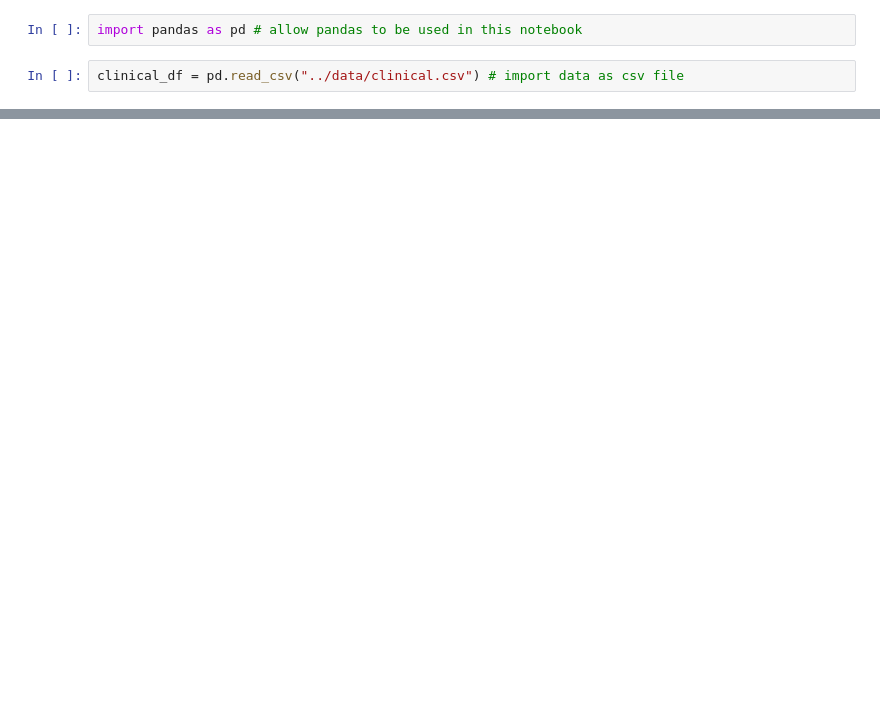
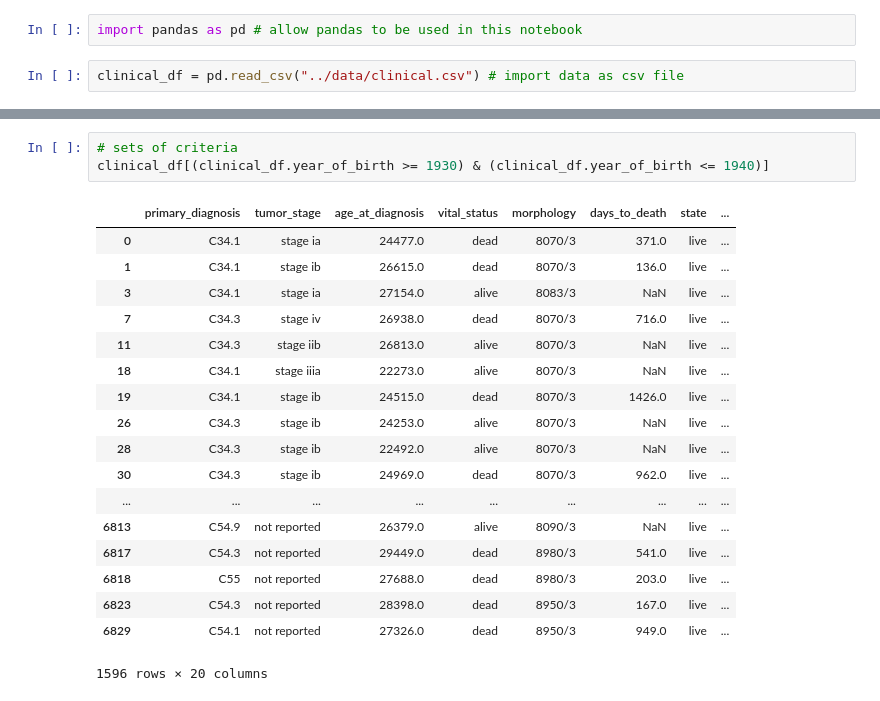
Before and after one commit to fredhutchio/python_intro, a Jupyter notebook: notebooks/week3.ipynb, the cells around one changed output, grey strips where cells are left out. Cells and saved outputs as stored; diff of their text form; blank space fills up the shorter version.

```diff
--- a/notebooks/week3.ipynb
+++ b/notebooks/week3.ipynb
@@ -6,0 +53,22 @@ clinical_df = pd.read_csv("../data/clinical.csv") # import data as csv file
+# %%
+# sets of criteria
+clinical_df[(clinical_df.year_of_birth >= 1930) & (clinical_df.year_of_birth <= 1940)]
+# %% [output]
+|  | primary_diagnosis | tumor_stage | age_at_diagnosis | vital_status | morphology | days_to_death | state | ... |
+| 0 | C34.1 | stage ia | 24477.0 | dead | 8070/3 | 371.0 | live | ... |
+| 1 | C34.1 | stage ib | 26615.0 | dead | 8070/3 | 136.0 | live | ... |
+| 3 | C34.1 | stage ia | 27154.0 | alive | 8083/3 | NaN | live | ... |
+| 7 | C34.3 | stage iv | 26938.0 | dead | 8070/3 | 716.0 | live | ... |
+| 11 | C34.3 | stage iib | 26813.0 | alive | 8070/3 | NaN | live | ... |
+| 18 | C34.1 | stage iiia | 22273.0 | alive | 8070/3 | NaN | live | ... |
+| 19 | C34.1 | stage ib | 24515.0 | dead | 8070/3 | 1426.0 | live | ... |
+| 26 | C34.3 | stage ib | 24253.0 | alive | 8070/3 | NaN | live | ... |
+| 28 | C34.3 | stage ib | 22492.0 | alive | 8070/3 | NaN | live | ... |
+| 30 | C34.3 | stage ib | 24969.0 | dead | 8070/3 | 962.0 | live | ... |
+| ... | ... | ... | ... | ... | ... | ... | ... | ... |
+| 6813 | C54.9 | not reported | 26379.0 | alive | 8090/3 | NaN | live | ... |
+| 6817 | C54.3 | not reported | 29449.0 | dead | 8980/3 | 541.0 | live | ... |
+| 6818 | C55 | not reported | 27688.0 | dead | 8980/3 | 203.0 | live | ... |
+| 6823 | C54.3 | not reported | 28398.0 | dead | 8950/3 | 167.0 | live | ... |
+| 6829 | C54.1 | not reported | 27326.0 | dead | 8950/3 | 949.0 | live | ... |
+1596 rows × 20 columns
```
Also changed, not shown: parts of 39 cells of this notebook, 3 other files.
